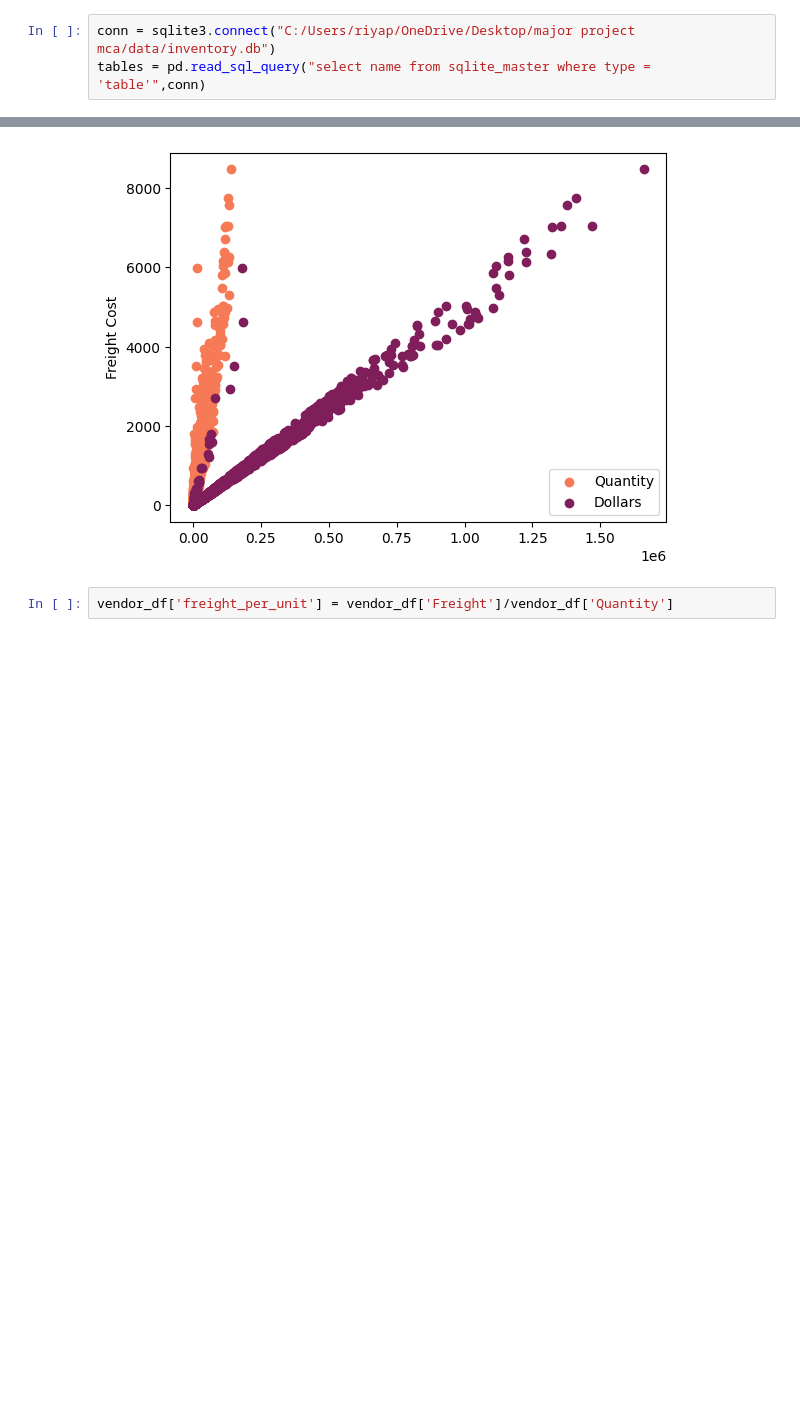
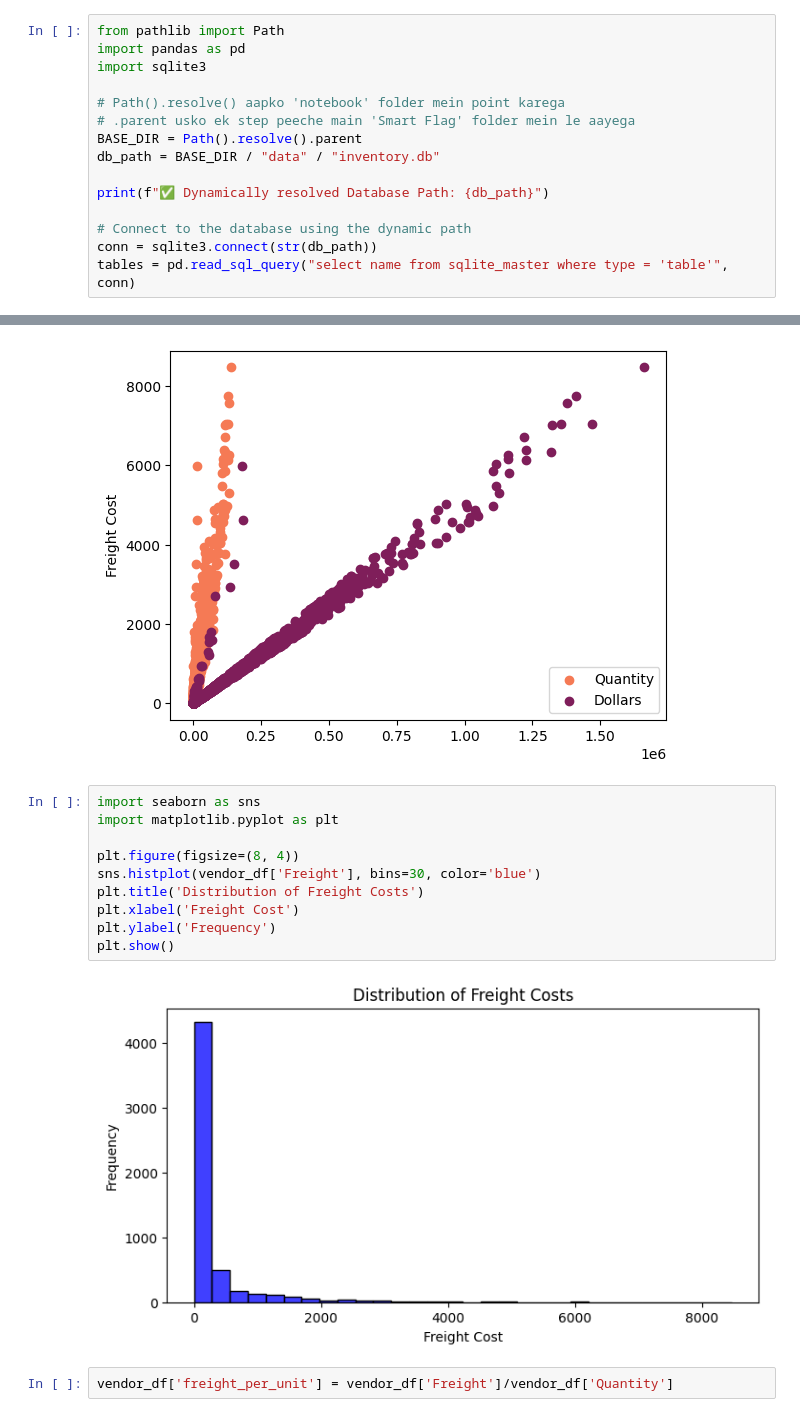
Before and after one commit to riya-parekh-123/smart-flag-app, a Jupyter notebook: notebooks/Predicting freight cost.ipynb, the cells around one changed output, grey strips where cells are left out. Drawn from its saved outputs; the diff is of its cells as text; blank space fills up the shorter version.

Commit message:
Updated database dynamic paths using pathlib and fixed EDA graphs

```diff
--- a/notebooks/Predicting freight cost.ipynb
+++ b/notebooks/Predicting freight cost.ipynb
@@ -4,5 +4,17 @@ import sqlite3
 import seaborn as sns
 import matplotlib.pyplot as plt
 # %%
-conn = sqlite3.connect("C:/Users/riyap/OneDrive/Desktop/major project mca/data/inventory.db")
-tables = pd.read_sql_query("select name from sqlite_master where type = 'table'",conn)
+from pathlib import Path
+import pandas as pd
+import sqlite3
+
+# Path().resolve() aapko 'notebook' folder mein point karega
+# .parent usko ek step peeche main 'Smart Flag' folder mein le aayega
+BASE_DIR = Path().resolve().parent
+db_path = BASE_DIR / "data" / "inventory.db"
+
+print(f"✅ Dynamically resolved Database Path: {db_path}")
+
+# Connect to the database using the dynamic path
+conn = sqlite3.connect(str(db_path))
+tables = pd.read_sql_query("select name from sqlite_master where type = 'table'", conn)
@@ -88,6 +102,18 @@ plt.show()
 # %% [output]
 [figure]
 [figure]
+# %%
+import seaborn as sns
+import matplotlib.pyplot as plt
+
+plt.figure(figsize=(8, 4))
+sns.histplot(vendor_df['Freight'], bins=30, color='blue')
+plt.title('Distribution of Freight Costs')
+plt.xlabel('Freight Cost')
+plt.ylabel('Frequency')
+plt.show()
+# %% [output]
+[figure, added]
 # %%
 vendor_df['freight_per_unit'] = vendor_df['Freight']/vendor_df['Quantity']
 # %%
```
Also changed, not shown: parts of 1 cell of this notebook, 6 other files.
